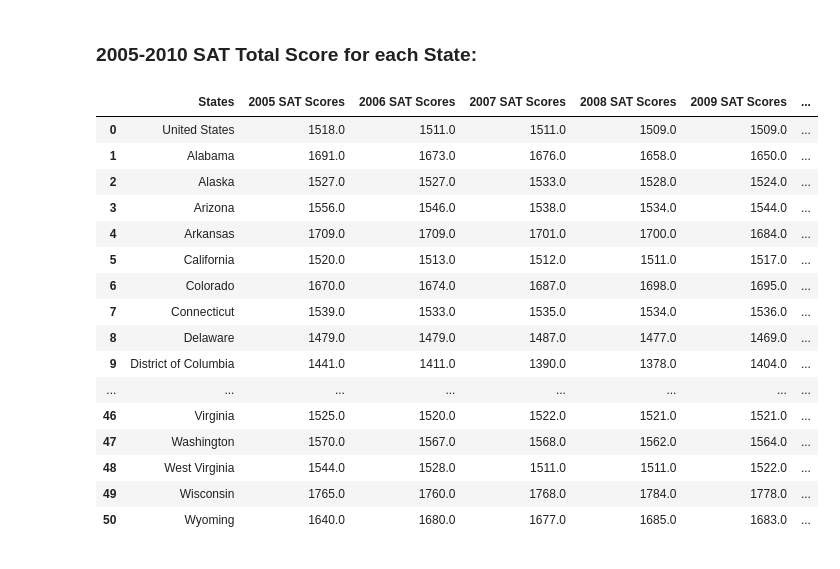
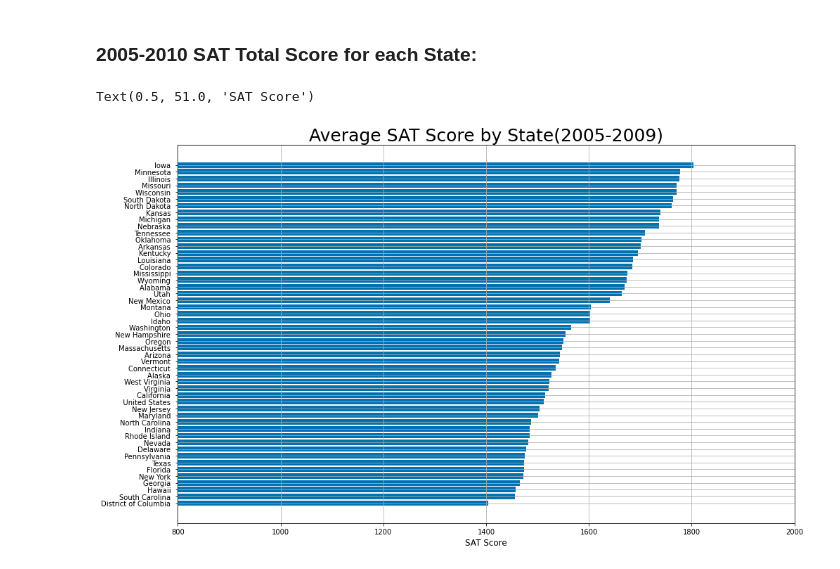
Before and after one commit to phamc4/Projects, a Jupyter notebook: SAT_changes.ipynb, the cells around one changed output. Cells and saved outputs as stored; diff of their text form; code cells hidden in the pictures.

Commit message:
Made bar graphs

```diff
--- a/SAT_changes.ipynb
+++ b/SAT_changes.ipynb
@@ -125,24 +105,23 @@ to_merge = [sat_2005[['State', 'SAT Total Score']], sat_2006[['State', 'SAT Tota
 # %%
 df = reduce(lambda x, y: pd.merge(x,y, on='State', how='inner'), to_merge)
 df.columns = ['States', '2005 SAT Scores', '2006 SAT Scores', '2007 SAT Scores', '2008 SAT Scores', '2009 SAT Scores']
-# %%
-df['Average Over 5 Years'] = df.drop('States', axis=1).apply(lambda x: x.mean(), axis=1)
-df
-# %% [output]
-|  | States | 2005 SAT Scores | 2006 SAT Scores | 2007 SAT Scores | 2008 SAT Scores | 2009 SAT Scores | ... |
-| 0 | United States | 1518.0 | 1511.0 | 1511.0 | 1509.0 | 1509.0 | ... |
-| 1 | Alabama | 1691.0 | 1673.0 | 1676.0 | 1658.0 | 1650.0 | ... |
-| 2 | Alaska | 1527.0 | 1527.0 | 1533.0 | 1528.0 | 1524.0 | ... |
-| 3 | Arizona | 1556.0 | 1546.0 | 1538.0 | 1534.0 | 1544.0 | ... |
-| 4 | Arkansas | 1709.0 | 1709.0 | 1701.0 | 1700.0 | 1684.0 | ... |
-| 5 | California | 1520.0 | 1513.0 | 1512.0 | 1511.0 | 1517.0 | ... |
-| 6 | Colorado | 1670.0 | 1674.0 | 1687.0 | 1698.0 | 1695.0 | ... |
-| 7 | Connecticut | 1539.0 | 1533.0 | 1535.0 | 1534.0 | 1536.0 | ... |
-| 8 | Delaware | 1479.0 | 1479.0 | 1487.0 | 1477.0 | 1469.0 | ... |
-| 9 | District of Columbia | 1441.0 | 1411.0 | 1390.0 | 1378.0 | 1404.0 | ... |
-| ... | ... | ... | ... | ... | ... | ... | ... |
-| 46 | Virginia | 1525.0 | 1520.0 | 1522.0 | 1521.0 | 1521.0 | ... |
-| 47 | Washington | 1570.0 | 1567.0 | 1568.0 | 1562.0 | 1564.0 | ... |
-| 48 | West Virginia | 1544.0 | 1528.0 | 1511.0 | 1511.0 | 1522.0 | ... |
-| 49 | Wisconsin | 1765.0 | 1760.0 | 1768.0 | 1784.0 | 1778.0 | ... |
-| 50 | Wyoming | 1640.0 | 1680.0 | 1677.0 | 1685.0 | 1683.0 | ... |
+# %%
+df['Average Over 5 Years'] = df.drop('States', axis=1).apply(lambda x: x.mean(), axis=1)
+df.sort_values(['Average Over 5 Years'], axis=0, ascending=True, inplace=True)
+
+
+#Plotting
+x = df['States']
+
+
+fig, ax = plt.subplots(figsize=(14,8))
+ax.barh(x, df['Average Over 5 Years'])
+
+ax.grid(linestyle='-')
+plt.tight_layout()
+ax.set_xlim(800, 2000)
+ax.set_title('Average SAT Score by State(2005-2009)', fontsize=25)
+plt.xlabel('SAT Score', fontsize=12)
+# %% [output]
+Text(0.5, 51.0, 'SAT Score')
+[figure, added]
```
Also changed, not shown: parts of 5 cells of this notebook.
